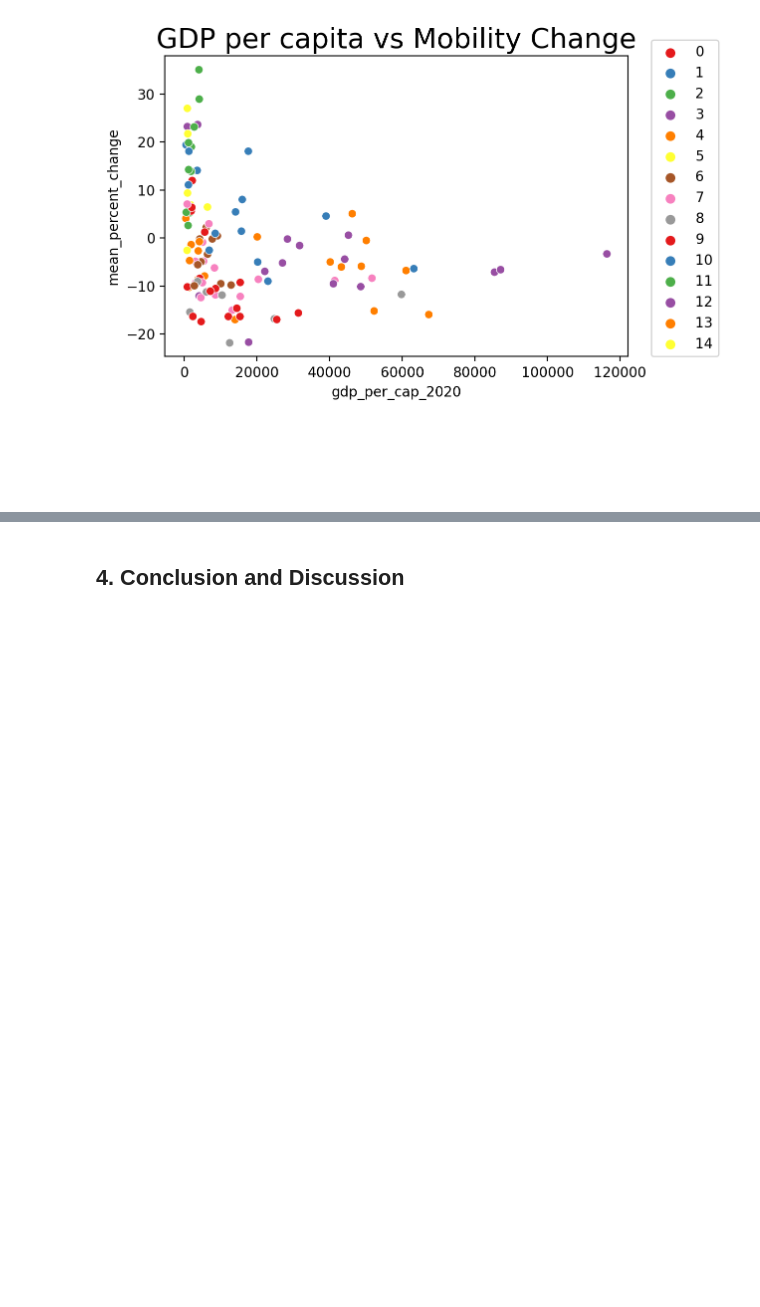
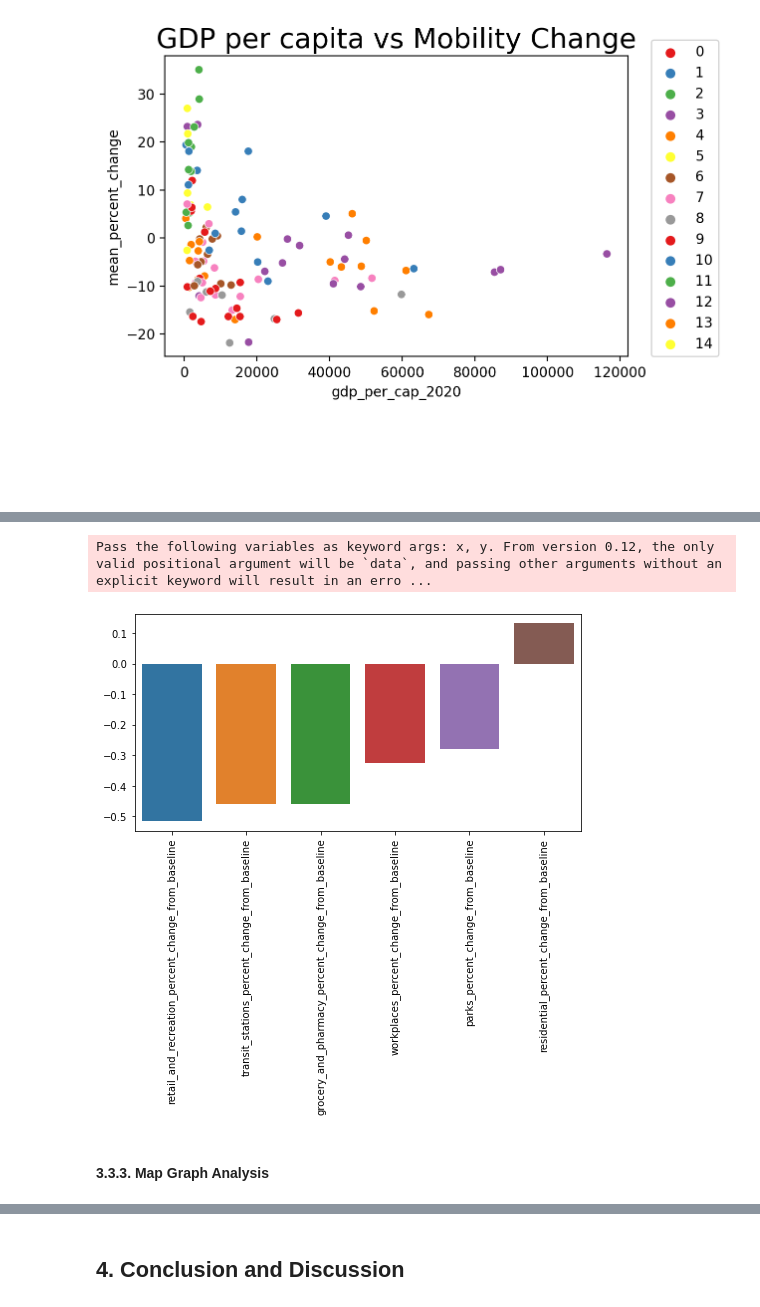
Before and after one commit to DrFarukAydin/data-science-portfolio, a Jupyter notebook: machine-learning/mobility-cluster.ipynb, the cells around one changed output, grey strips where cells are left out. Saved outputs shown, nothing was run; the diff lists cells and outputs as text; code cells hidden in the pictures; blank space fills up the shorter version.

```diff
--- a/machine-learning/mobility-cluster.ipynb
+++ b/machine-learning/mobility-cluster.ipynb
@@ -248,0 +259,2 @@ plt.title("GDP per capita vs Mobility Change", fontsize=20);
+# %%
+df_bycountry = df_bycountry_copy.copy()
@@ -248,0 +290,4 @@ plt.title("GDP per capita vs Mobility Change", fontsize=20);
+# %%
+dbscan = DBSCAN(eps=2)
+# %%
+df_bycountry['Clusters'] = dbscan.fit_predict(scaled_X)
@@ -248,0 +301,9 @@ plt.title("GDP per capita vs Mobility Change", fontsize=20);
+# %%
+plt.figure(figsize=(8,4))
+sns.barplot(df_bycountry.corr()['Clusters'].sort_values().index[:-1], df_bycountry.corr()['Clusters'].sort_values().values[:-1])
+plt.xticks(rotation=90);
+# %% [output]
+Pass the following variables as keyword args: x, y. From version 0.12, the only valid positional argument will be `data`, and passing other arguments without an explicit keyword will result in an erro ...
+[figure, added]
+# %% [markdown]
+#### 3.3.3. Map Graph Analysis
```
Also changed, not shown: parts of 34 cells of this notebook, 1 other file.
